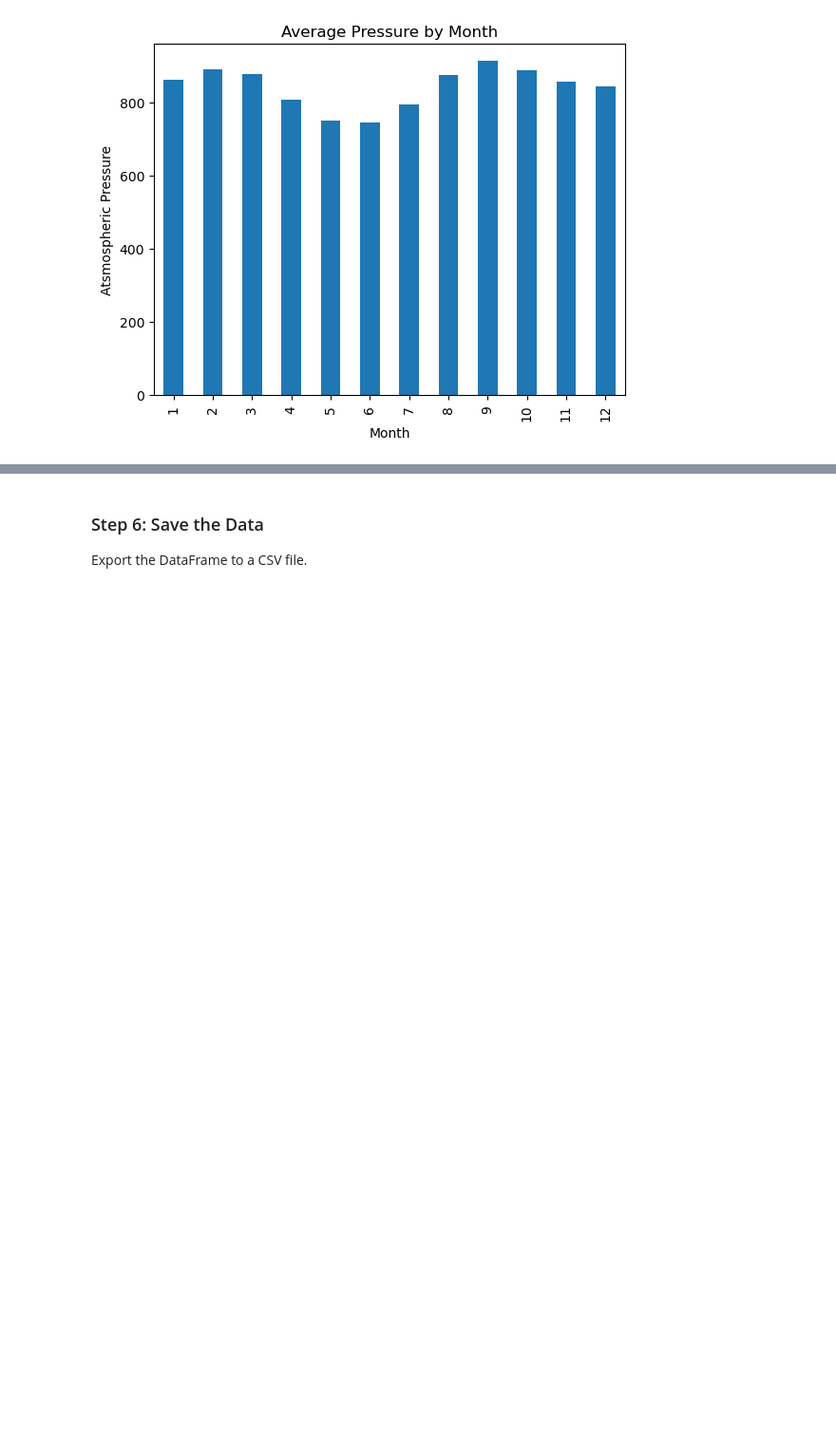
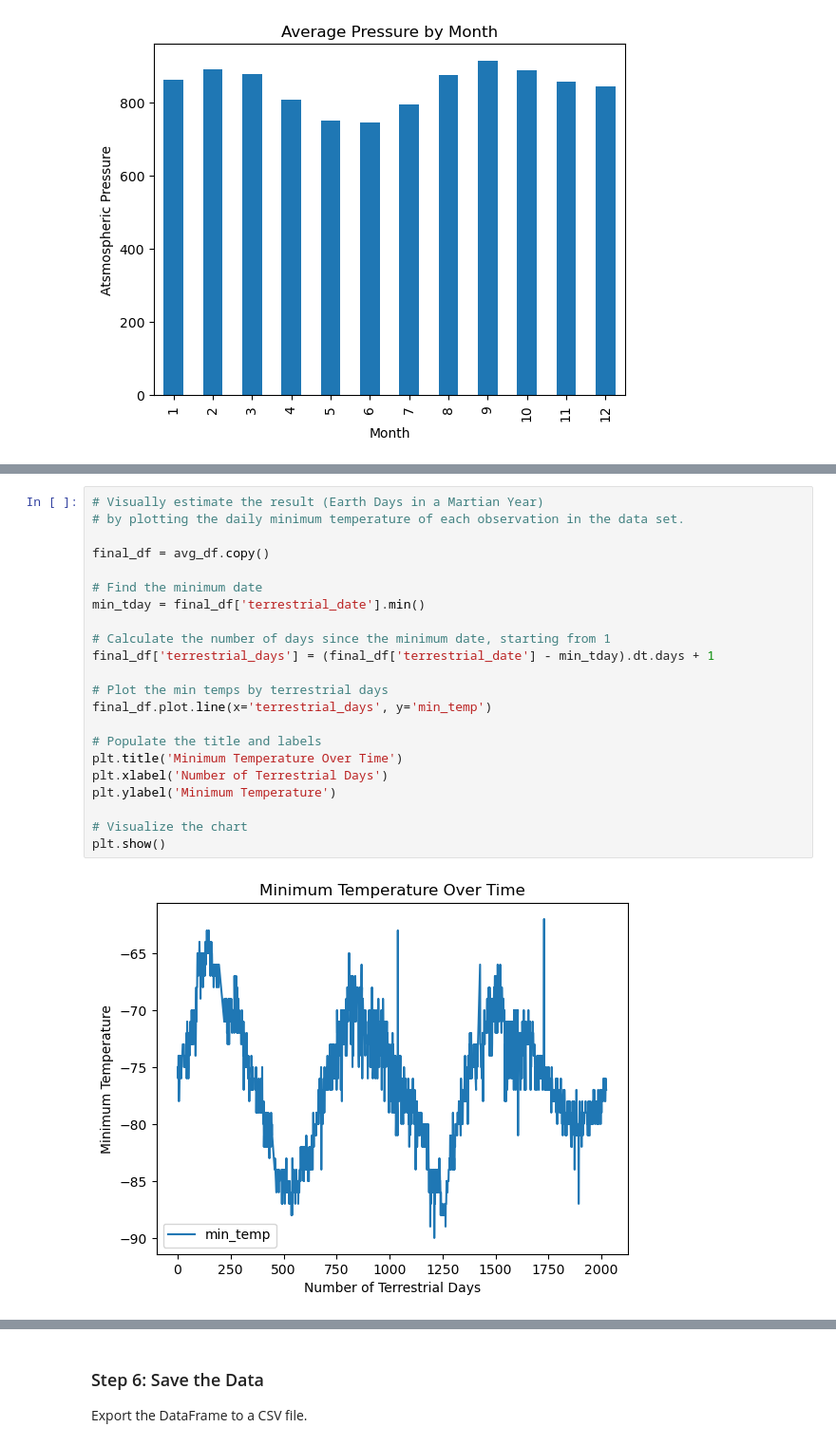
Before and after one commit to rlroehl/webscraping-challenge, a Jupyter notebook: part_2_mars_weather.ipynb, the cells around one changed output, grey strips where cells are left out. Shown: that part at 95% size. Cells and saved outputs as stored; diff of their text form; blank space fills up the shorter version.

```diff
--- a/part_2_mars_weather.ipynb
+++ b/part_2_mars_weather.ipynb
@@ -310,0 +337,24 @@ YOUR ANALYSIS HERE
+# %%
+# Visually estimate the result (Earth Days in a Martian Year)
+# by plotting the daily minimum temperature of each observation in the data set.
+
+final_df = avg_df.copy()
+
+# Find the minimum date
+min_tday = final_df['terrestrial_date'].min()
+
+# Calculate the number of days since the minimum date, starting from 1
+final_df['terrestrial_days'] = (final_df['terrestrial_date'] - min_tday).dt.days + 1
+
+# Plot the min temps by terrestrial days
+final_df.plot.line(x='terrestrial_days', y='min_temp')
+
+# Populate the title and labels
+plt.title('Minimum Temperature Over Time')
+plt.xlabel('Number of Terrestrial Days')
+plt.ylabel('Minimum Temperature')
+
+# Visualize the chart
+plt.show()
+# %% [output]
+[figure, added]
```
Also changed, not shown: parts of 12 cells of this notebook.
